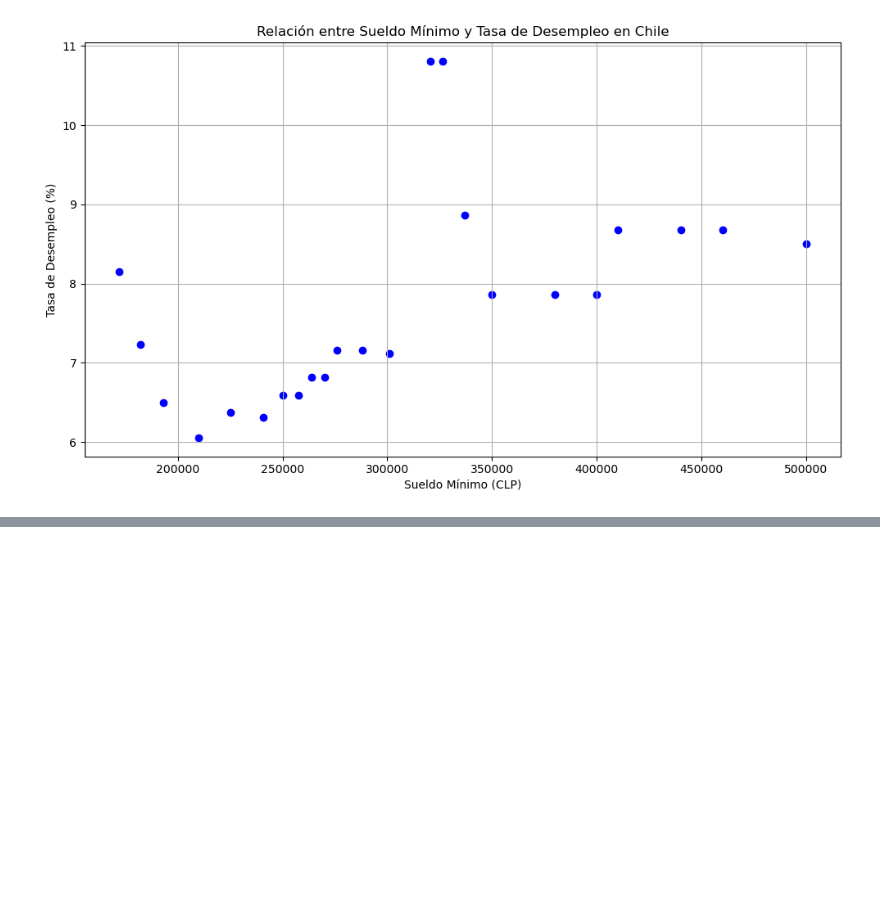
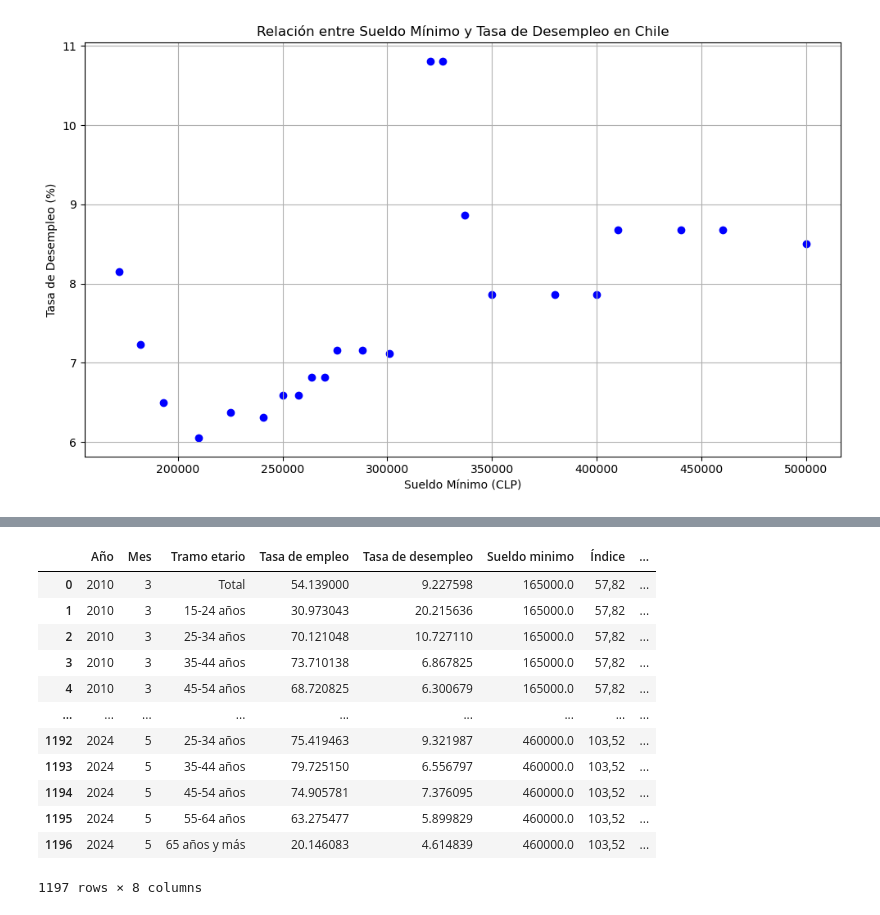
Before and after one commit to Martinosky/Proyecto_Mineria, a Jupyter notebook: Proyecto.ipynb, the cells around one changed output, grey strips where cells are left out. Cells and saved outputs as stored; diff of their text form; code cells hidden in the pictures; blank space fills up the shorter version.

```diff
--- a/Proyecto.ipynb
+++ b/Proyecto.ipynb
@@ -107 +107,67 @@ See the caveats in the documentation: https://pandas.pydata.org/pandas-docs/stab
 [figure]
+# %%
+sueldo_df = pd.read_csv("sueldo_minimo_chile.csv")#2009 a 2025
+desempleo_df = pd.read_csv("Tasa desempleo.csv")#2010 a 2024 trimestres
+empleo_df = pd.read_csv("tasa_empleo_formal_etario.csv");#2010 a 2024 trimestres
+empleo_informal_df = pd.read_csv("tasa_empleo_informal_etario.csv");#2017 a 2024 trimestres
+sueldo_nominal = pd.read_csv("sueldo_nominal_etario.csv");#anual 2010 a 2022
+#sueldo_real = pd.read_csv("sueldo_real_etario.csv");#anual 2010 a 2022
+#pib = pd.read_csv("Pib.csv")#anual 1960 a 2023
+#pib_crecimiento=pd.read_csv("Pib_Crecimiento%.csv")#anual 1961 a 2023
+pib_percapita=pd.read_csv("Pib_percapita.csv")#anual 1960 a 2023 el más util
+dolar=pd.read_csv("dolar.csv",sep=";")#mensual 2007 a 2025
+ipc=pd.read_csv("ipc.csv",encoding="latin",sep=";")#mensual 2010 a 2025 2023=100
+
+lista=["Trimestre Móvil","Tramo etario", "Value"]
+merge=["Trimestre Móvil","Tramo etario"]
+
+df_empleabilidad= pd.merge(empleo_df[["Trimestre Móvil","Tramo etario", "Value"]], desempleo_df[["Trimestre Móvil","Tramo etario", "Value"]], on=["Trimestre Móvil","Tramo etario"], how="inner")
+df_empleabilidad=df_empleabilidad.rename(columns={"Value_x": "Tasa de empleo", "Value_y": "Tasa de desempleo"})
+df_empleabilidad["Año"] = df_empleabilidad["Trimestre Móvil"].str.extract(r"(\d{4})").astype(int)
+meses = {
+  "ene": 1,
+  "feb": 2,
+  "mar": 3,
+  "abr": 4,
+  "may": 5,
+  "jun": 6,
+  "jul": 7,
+  "ago": 8,
+  "sep": 9,
+  "oct": 10,
+  "nov": 11,
+  "dic": 12
+}
+df_empleabilidad["Mes"]=df_empleabilidad["Trimestre Móvil"].str.slice(start=9, stop=12).replace(meses)
+df_empleabilidad.loc[df_empleabilidad['Mes'] == 1, 'Año'] = df_empleabilidad[df_empleabilidad["Mes"]==1]["Año"]+1
+sueldo_df["fecha"]=sueldo_df["fecha"].astype('datetime64[s]')
+date_range = pd.date_range(start="2009-07-01", end="2025-05-01", freq='MS')
+sueldo_df = sueldo_df.set_index('fecha').reindex(date_range).reset_index().ffill().rename(columns={"index": "fecha"})
+sueldo_df['Año'] = sueldo_df['fecha'].astype('datetime64[s]').dt.year
+sueldo_df['Mes'] = sueldo_df['fecha'].astype('datetime64[s]').dt.month
+sueldo_df=sueldo_df.rename(columns={"monto_clp": "Sueldo minimo"})
+df_empleabilidad= pd.merge(df_empleabilidad[["Año","Mes","Tramo etario","Tasa de empleo","Tasa de desempleo"]], sueldo_df[["Año","Mes","Sueldo minimo"]], on=["Año","Mes"], how="inner")
+df_empleabilidad= pd.merge(df_empleabilidad, ipc[["Año","Mes","Índice"]], on=["Año","Mes"], how="inner")
+dolar["Mes"]=dolar["Periodo"].str.slice(start=0, stop=3).replace(meses)
+dolar["Año"]=dolar["Periodo"].str.extract(r"(\d{4})").astype(int)
+df_empleabilidad= pd.merge(df_empleabilidad, dolar[["Año","Mes","Dólar observado"]], on=["Año","Mes"], how="inner")#hasta 2024
+pib_percapita=pib_percapita[pib_percapita["Country Name"]=="Chile"].drop(["Country Name","Country Code","Indicator Name","Indicator Code"], axis=1).transpose().reset_index().rename(columns={"index": "Año", 39: "PIB per capita"}).dropna()
+pib_percapita["Año"]=pib_percapita["Año"].astype(int)
+df_empleabilidad_pib= pd.merge(df_empleabilidad, pib_percapita, on=["Año"], how="inner")#hasta 2023
+df_empleabilidad_sueldo= pd.merge(df_empleabilidad_pib, sueldo_nominal[["Año","Tramo etario","Value"]].rename(columns={"Value": "Sueldo nominal"}), on=["Año","Tramo etario"], how="inner")#va hasta 2022
+
+#falta poner columnas que marquen cuando se este en pandemia, tal vez el sueldo minimo y sueldo en dolares, y la razon del sueldo promedio sobre el sueldo minimo.
+# %% [output]
+|  | Año | Mes | Tramo etario | Tasa de empleo | Tasa de desempleo | Sueldo minimo | Índice | ... |
+| 0 | 2010 | 3 | Total | 54.139000 | 9.227598 | 165000.0 | 57,82 | ... |
+| 1 | 2010 | 3 | 15-24 años | 30.973043 | 20.215636 | 165000.0 | 57,82 | ... |
+| 2 | 2010 | 3 | 25-34 años | 70.121048 | 10.727110 | 165000.0 | 57,82 | ... |
+| 3 | 2010 | 3 | 35-44 años | 73.710138 | 6.867825 | 165000.0 | 57,82 | ... |
+| 4 | 2010 | 3 | 45-54 años | 68.720825 | 6.300679 | 165000.0 | 57,82 | ... |
+| ... | ... | ... | ... | ... | ... | ... | ... | ... |
+| 1192 | 2024 | 5 | 25-34 años | 75.419463 | 9.321987 | 460000.0 | 103,52 | ... |
+| 1193 | 2024 | 5 | 35-44 años | 79.725150 | 6.556797 | 460000.0 | 103,52 | ... |
+| 1194 | 2024 | 5 | 45-54 años | 74.905781 | 7.376095 | 460000.0 | 103,52 | ... |
+| 1195 | 2024 | 5 | 55-64 años | 63.275477 | 5.899829 | 460000.0 | 103,52 | ... |
+| 1196 | 2024 | 5 | 65 años y más | 20.146083 | 4.614839 | 460000.0 | 103,52 | ... |
+1197 rows × 8 columns
```
Also changed, not shown: parts of 1 cell of this notebook, 11 other files.
